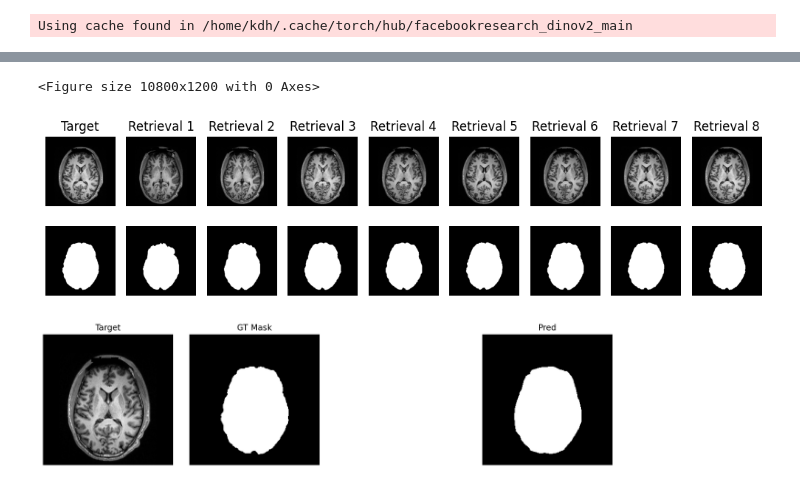
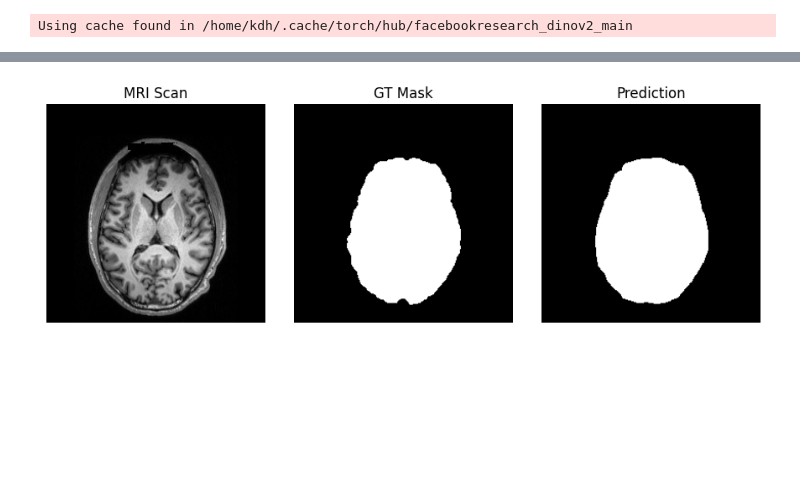
Before and after one commit to kdh-yu/BME_Capstone1, a Jupyter notebook: notebook/RAFS.ipynb, the cells around one changed output, grey strips where cells are left out. Drawn from its saved outputs; the diff is of its cells as text; code cells hidden in the pictures; blank space fills up the shorter version.

```diff
--- a/notebook/RAFS.ipynb
+++ b/notebook/RAFS.ipynb
@@ -45,8 +24,0 @@ plt.tight_layout()
-# %%
-from utils import visualize_retrieval
-target = {'image' : processor(target_mri, mode='sam'), 'mask' : processor(target_msk, mode='mask')}
-plt.figure(dpi=300, figsize=(36, 4))
-visualize_retrieval(retrieved, target)
-# %% [output]
-<Figure size 10800x1200 with 0 Axes>
-[figure, removed]
@@ -61,24 +25,25 @@ tmsk = processor(target_msk, mode='mask')
+# %%
+# Predict Mask
+mask, mask_logit = model(target_mri.astype(np.float32))  # mask: [B, 1, H, W]
 # %%
-plt.figure(dpi=200, figsize=(15, 3))
+# Show GT / Prediction
+plt.figure(dpi=100, figsize=(9, 3))
 
-plt.subplot(1, 5, 1)
-plt.imshow(tmri.permute(1,2,0), cmap='gray')
-plt.title('Target')
+plt.subplot(1, 3, 1)
+plt.imshow(processor(target_mri, mode='sam').permute(1, 2, 0))
+plt.title('MRI Scan')
 plt.axis('off')
 
-plt.subplot(1, 5, 2)
-plt.imshow(tmsk[0], cmap='gray')
+plt.subplot(1, 3, 2)
+plt.imshow(processor(target_msk, mode='mask').permute(1, 2, 0), cmap='gray')
 plt.title('GT Mask')
 plt.axis('off')
 
-plt.subplot(1, 5, 4)
-plt.imshow(out[0][0, 0], cmap='gray')
-plt.title('Pred')
+plt.subplot(1, 3, 3)
+plt.imshow(processor(mask[0], mode='mask').permute(1, 2, 0), cmap='gray')
+plt.title('Prediction')
 plt.axis('off')
 
-plt.subplot(1, 5, 5)
-plt.axis("off")
-
 plt.tight_layout()
 # %% [output]
-[figure, old version]
+[figure, new version]
```
Also changed, not shown: parts of 13 cells of this notebook, 5 other files.
